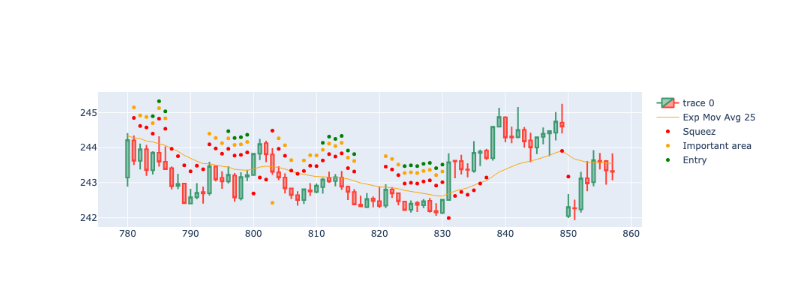
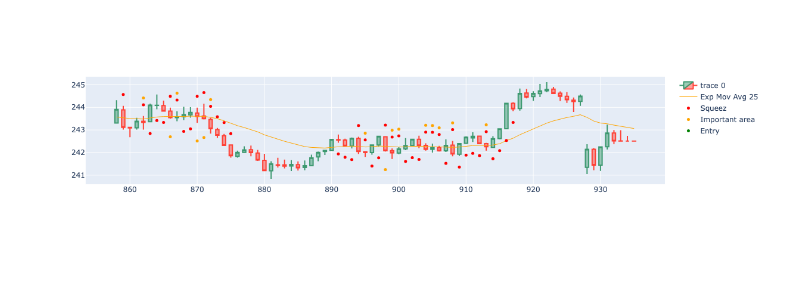
Before and after one commit to gastoncs/jupyter-docker, a Jupyter notebook: app/src/practice/squeez/testBolingerBands-v2.ipynb, the cells around one changed output. Cells and saved outputs as stored; diff of their text form; code cells hidden in the pictures; blank space fills up the shorter version.

Commit message:
updated plot

```diff
--- a/app/src/practice/squeez/testBolingerBands-v2.ipynb
+++ b/app/src/practice/squeez/testBolingerBands-v2.ipynb
@@ -132,53 +132,51 @@ df['posibleBreakArea'] = df.apply(lambda row: posibleBreakArea(row), axis=1)
 # %%
 import plotly.io as pio
 import plotly.graph_objects as go
-import numpy as np
 
 '''
-0:78
-78:156
-156:234
-234:312
-312:390 *
-390:468
-468:546 *
-546:624 *
-624:702 *
-702:780 *
-780:858
-858:936
-936:1014
-1014:1092
-1092:1170
-1170:1248
-1248:1326
-1326:1404
-1404:1482
-1482:1560
-1560:1638
-1638:1716
-1716:1794
-1794:1872
-1872:1950
-1950:2028
-2028:2106
+0:78      *
+78:156    ?
+156:234   ?
+234:312   x
+312:390   *
+390:468   x
+468:546   *
+546:624   *
+624:702   *
+702:780   *
+780:858   *
+858:936   x
+936:1014  x
+1014:1092 x
+1092:1170 *
+1170:1248 ?
+1248:1326 x
+1326:1404 *
+1404:1482 x
+1482:1560 *
+1560:1638 x
+1638:1716 ?
+1716:1794 x
+1794:1872 *
+1872:1950 *
+1950:2028 x
 '''
-dfpl = df[780:858]
+dfpl = df[858:936]
 
 fig = go.Figure(data=[
                     go.Candlestick(x=dfpl.index,
                                     open=dfpl['Open'],
                                     high=dfpl['High'],
                                     low=dfpl['Low'],
                                     close=dfpl['Close']),
                     go.Scatter(x=dfpl.index, y=dfpl['ema25'], line=dict(color='orange', width=1), name="Exp Mov Avg 25")
                 ])
 
 fig.add_scatter(x=dfpl.index, y=dfpl['squezzeArea'], mode="markers", marker=dict(size=5, color="red"), name="Squeez")
 fig.add_scatter(x=dfpl.index, y=dfpl['squeezeCloseToEmaArea'], mode="markers", marker=dict(size=5, color="orange"), name="Important area")
 fig.add_scatter(x=dfpl.index, y=dfpl['posibleBreakArea'], mode="markers", marker=dict(size=5, color="green"), name="Entry")
 
 fig.update_layout(xaxis_rangeslider_visible=False)
 fig.show()
 # %% [output]
-[figure, old version]
+[figure, new version]
```
